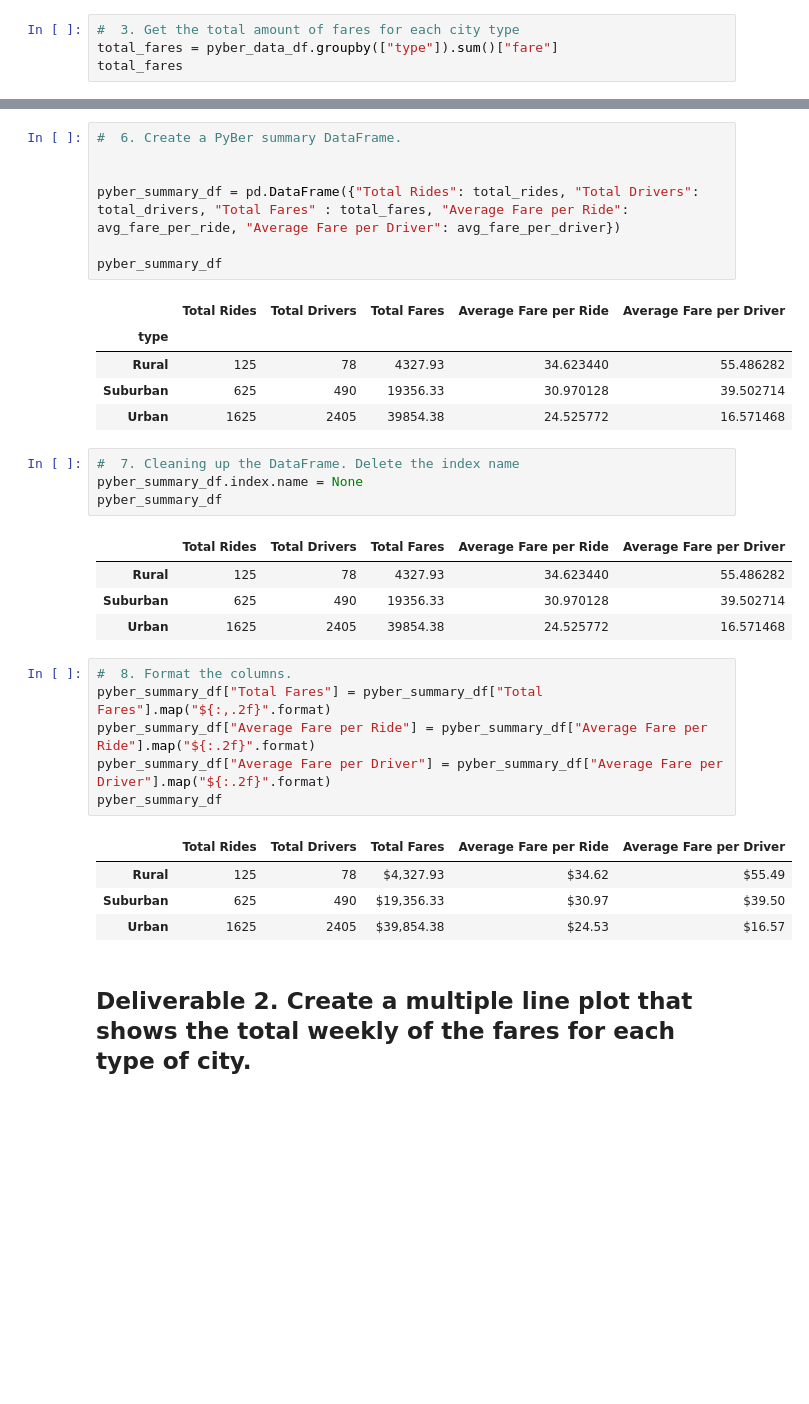
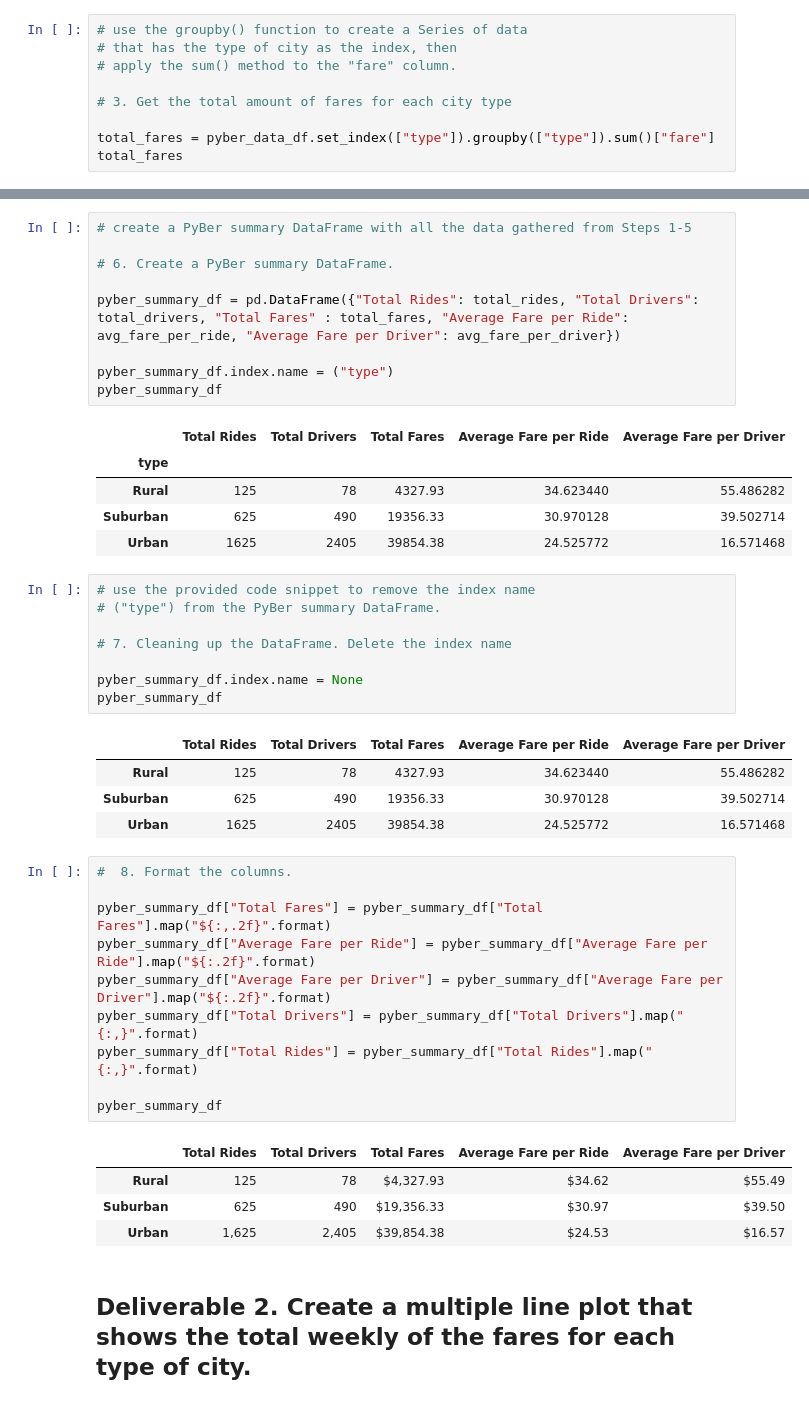
Before and after one commit to Jacqueline-Esbri/PyBer_Analysis, a Jupyter notebook: PyBer_Challenge.ipynb, the cells around one changed output, grey strips where cells are left out. Saved outputs shown, nothing was run; the diff lists cells and outputs as text; blank space fills up the shorter version.

```diff
--- a/PyBer_Challenge.ipynb
+++ b/PyBer_Challenge.ipynb
@@ -56,8 +65,13 @@ Suburban     490
 Urban       2405
 Name: driver_count, dtype: int64
 # %%
-#  3. Get the total amount of fares for each city type
-total_fares = pyber_data_df.groupby(["type"]).sum()["fare"]
+# use the groupby() function to create a Series of data
+# that has the type of city as the index, then
+# apply the sum() method to the "fare" column.
+
+# 3. Get the total amount of fares for each city type
+
+total_fares = pyber_data_df.set_index(["type"]).groupby(["type"]).sum()["fare"]
 total_fares
 # %% [output]
 type
@@ -86,11 +108,13 @@ Suburban    39.502714
 Urban       16.571468
 dtype: float64
 # %%
-#  6. Create a PyBer summary DataFrame.
+# create a PyBer summary DataFrame with all the data gathered from Steps 1-5
 
+# 6. Create a PyBer summary DataFrame.
 
 pyber_summary_df = pd.DataFrame({"Total Rides": total_rides, "Total Drivers": total_drivers, "Total Fares" : total_fares, "Average Fare per Ride": avg_fare_per_ride, "Average Fare per Driver": avg_fare_per_driver})
 
+pyber_summary_df.index.name = ("type")
 pyber_summary_df
 # %% [output]
 |  | Total Rides | Total Drivers | Total Fares | Average Fare per Ride | Average Fare per Driver |
@@ -99,7 +123,11 @@ pyber_summary_df
 | Suburban | 625 | 490 | 19356.33 | 30.970128 | 39.502714 |
 | Urban | 1625 | 2405 | 39854.38 | 24.525772 | 16.571468 |
 # %%
-#  7. Cleaning up the DataFrame. Delete the index name
+# use the provided code snippet to remove the index name
+# ("type") from the PyBer summary DataFrame.
+
+# 7. Cleaning up the DataFrame. Delete the index name
+
 pyber_summary_df.index.name = None
 pyber_summary_df
 # %% [output]
@@ -109,15 +137,19 @@ pyber_summary_df
 | Urban | 1625 | 2405 | 39854.38 | 24.525772 | 16.571468 |
 # %%
 #  8. Format the columns.
+
 pyber_summary_df["Total Fares"] = pyber_summary_df["Total Fares"].map("${:,.2f}".format)
 pyber_summary_df["Average Fare per Ride"] = pyber_summary_df["Average Fare per Ride"].map("${:.2f}".format)
 pyber_summary_df["Average Fare per Driver"] = pyber_summary_df["Average Fare per Driver"].map("${:.2f}".format)
+pyber_summary_df["Total Drivers"] = pyber_summary_df["Total Drivers"].map("{:,}".format)
+pyber_summary_df["Total Rides"] = pyber_summary_df["Total Rides"].map("{:,}".format)
+
 pyber_summary_df
 # %% [output]
 |  | Total Rides | Total Drivers | Total Fares | Average Fare per Ride | Average Fare per Driver |
 | Rural | 125 | 78 | $4,327.93 | $34.62 | $55.49 |
 | Suburban | 625 | 490 | $19,356.33 | $30.97 | $39.50 |
-| Urban | 1625 | 2405 | $39,854.38 | $24.53 | $16.57 |
+| Urban | 1,625 | 2,405 | $39,854.38 | $24.53 | $16.57 |
 # %% [markdown]
 ## Deliverable 2.  Create a multiple line plot that shows the total weekly of the fares for each type of city.
 # %%
```
Also changed, not shown: parts of 15 cells of this notebook, 1 other file.
